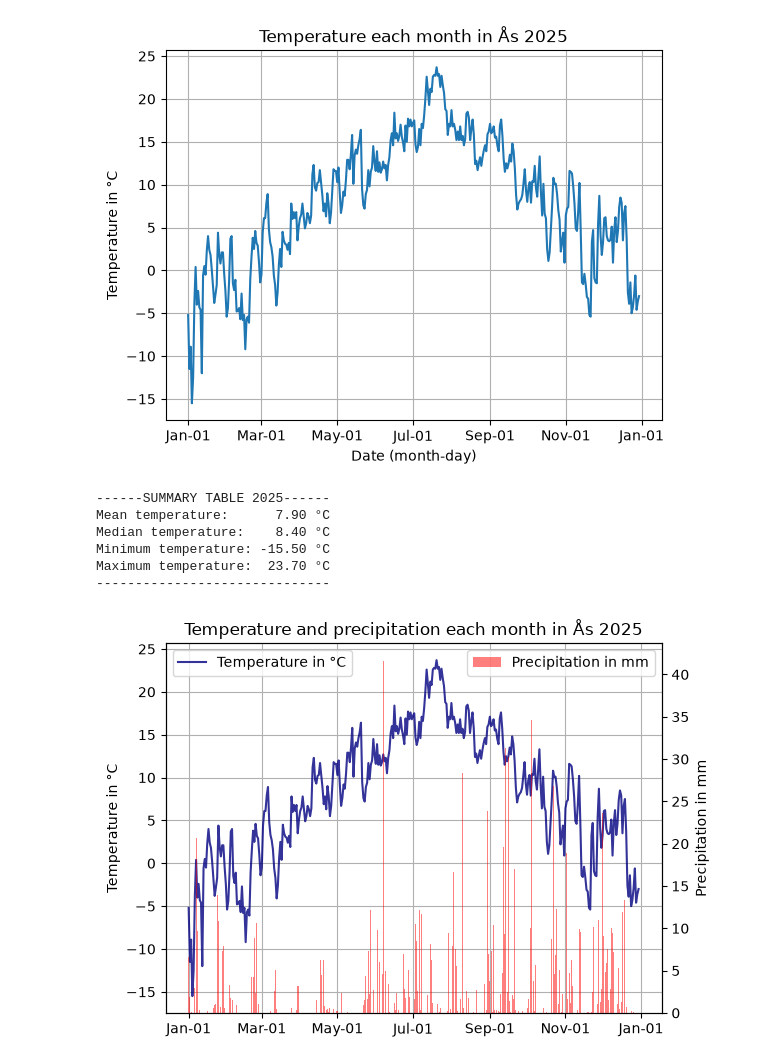
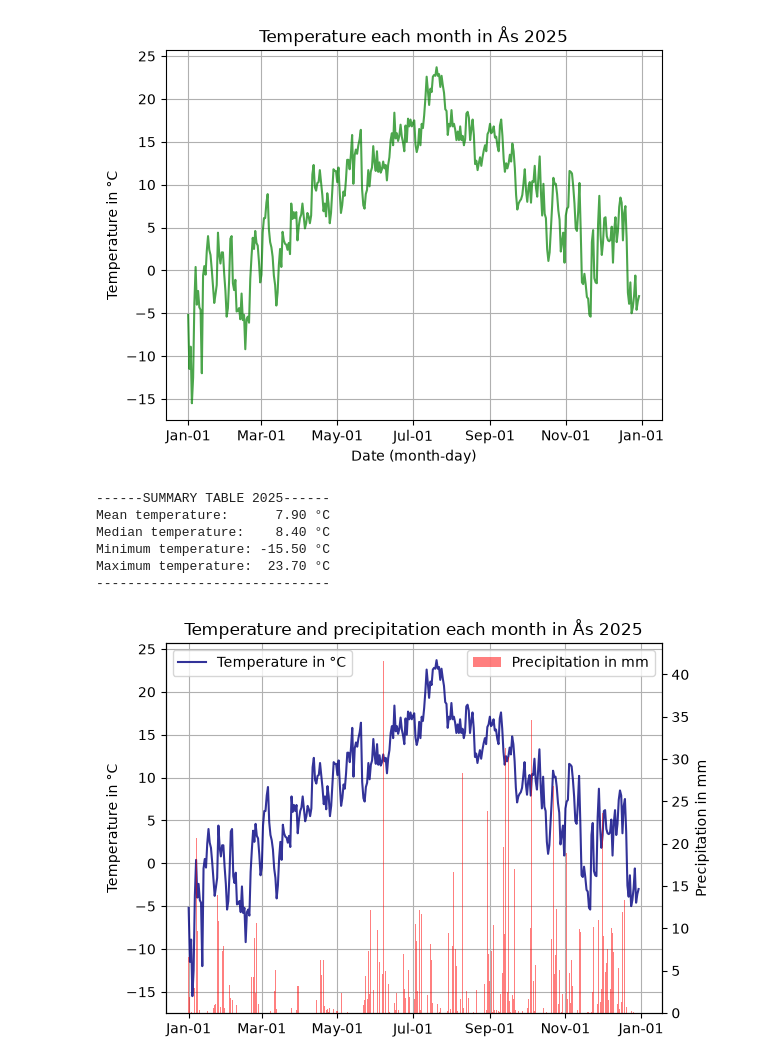
Before and after one commit to cynthia2701/Deliverable_1, a Jupyter notebook: main.ipynb, the cells around one changed output. Cells and saved outputs as stored; diff of their text form; code cells hidden in the pictures.

```diff
--- a/main.ipynb
+++ b/main.ipynb
@@ -25,38 +25,41 @@ data = response.json()
 
 temperature_data = []
 for day in data['data']:
-    dato = pd.Timestamp(day['referenceTime'])
-    temp = day['observations'][0]['value']
-    temperature_data.append((dato, temp))
+    date = pd.Timestamp(day['referenceTime'])
+    temp = None
+    for observation in day['observations']:
+        if observation['elementId'] == 'mean(air_temperature P1D)' and temp is None:
+            temp = observation['value']
+    temperature_data.append((date, temp))
 
 dataframe = pd.DataFrame(temperature_data, columns=['Date', 'Temperature'])
 dataframe.set_index('Date', inplace=True)
 
 # show month and day on x-axis, date is given as the first of each month.
 plt.gca().xaxis.set_major_formatter(plt.matplotlib.dates.DateFormatter('%b-%d'))
 
 # plotting data.
-plt.plot(dataframe.index, dataframe['Temperature'])
+plt.plot(dataframe.index, dataframe['Temperature'], color='green', alpha=0.7)
 plt.title('Temperature each month in Ås 2025')
 plt.xlabel('Date (month-day)')
 plt.ylabel('Temperature in °C')
 plt.grid(True)
 plt.show()
 
 # Summary table containing mean, median, min and max temperatures.
 mean = dataframe['Temperature'].mean()
 median = dataframe['Temperature'].median()
 minimum_temp = dataframe['Temperature'].min()
 maximum_temp = dataframe['Temperature'].max()
 
 print("------SUMMARY TABLE 2025------")
 print(f"Mean temperature: {mean:9.2f} °C")
 print(f"Median temperature: {median:7.2f} °C")
 print(f"Minimum temperature: {minimum_temp:.2f} °C")
 print(f"Maximum temperature: {maximum_temp:6.2f} °C")
 print("------------------------------")
 # %% [output]
-[figure, old version]
+[figure, new version]
 ------SUMMARY TABLE 2025------
 Mean temperature:      7.90 °C
 Median temperature:    8.40 °C
```
